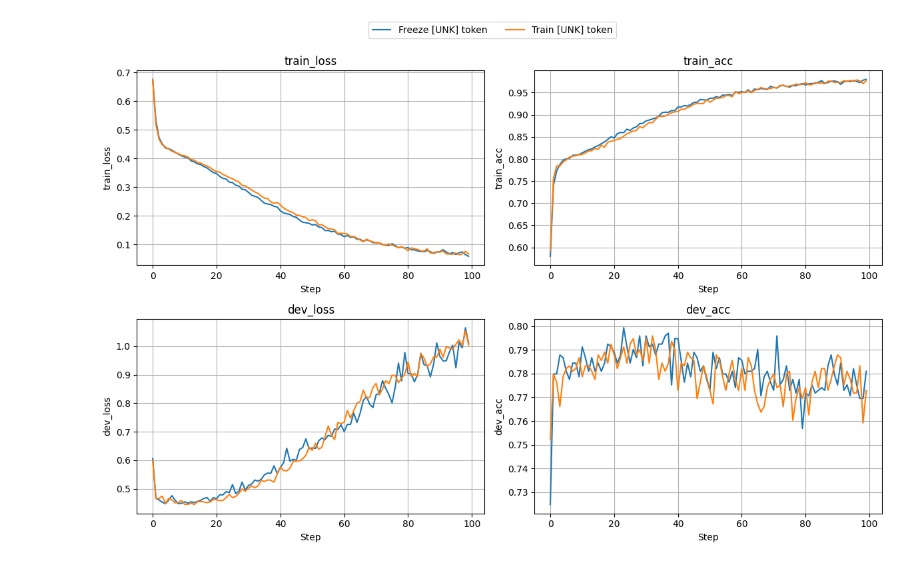
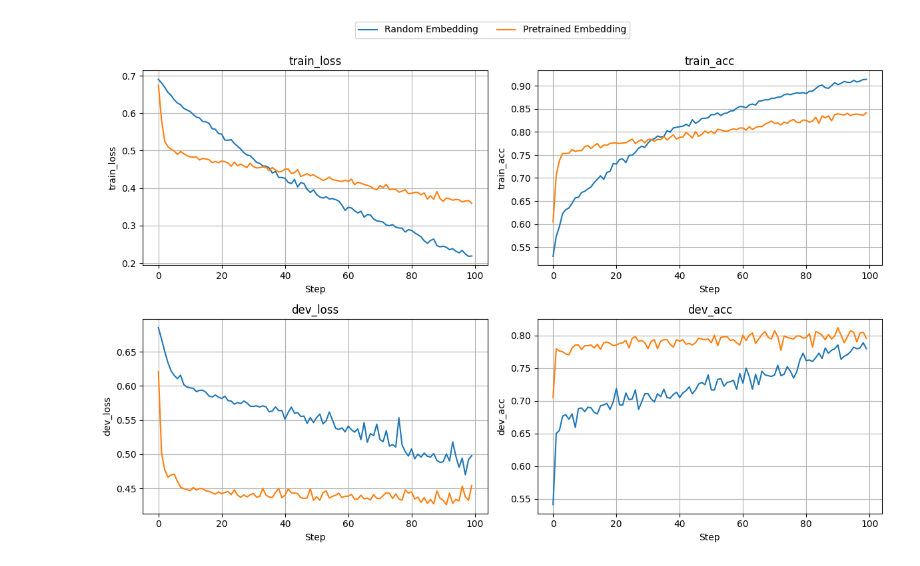
Before and after one commit to JefferyChen453/UCSD-CSE256-2026WI-PA1, a Jupyter notebook: plot.ipynb, the cells around one changed output. Cells and saved outputs as stored; diff of their text form; code cells hidden in the pictures.

```diff
--- a/plot.ipynb
+++ b/plot.ipynb
@@ -12,22 +8,6 @@ wandb: [wandb.Api()] Loaded credentials for https://api.wandb.ai from /Users/cty
 # %%
 runs = [
-    "chentianyi453/CSE256_PA1_DAN_relu/ic0277kf",
-    "chentianyi453/CSE256_PA1_DAN_relu/j8doxj3y",
-    "chentianyi453/CSE256_PA1_DAN_relu/svgwyqfo",
-    "chentianyi453/CSE256_PA1_DAN_relu/qdbkqedn",
-    "chentianyi453/CSE256_PA1_DAN_relu/vpcwnbr8",
-    "chentianyi453/CSE256_PA1_DAN_relu/xxkfvxr3",
-    "chentianyi453/CSE256_PA1_DAN_relu/spkfiy1r",
-    "chentianyi453/CSE256_PA1_DAN_relu/fkz8dsa2",
-    "chentianyi453/CSE256_PA1_DAN_relu/g9s0ko1k",
-    "chentianyi453/CSE256_PA1_DAN_relu/oob03v5q",
-    "chentianyi453/CSE256_PA1_DAN_relu/4bay35wi",
-    "chentianyi453/CSE256_PA1_DAN_relu/3hb8sh0d",
-    "chentianyi453/CSE256_PA1_DAN_relu/f9zaqgik",
-    "chentianyi453/CSE256_PA1_DAN_relu/qiq34uxw",
-    "chentianyi453/CSE256_PA1_DAN_relu/djy51x45"
+    "chentianyi453/CSE256_PA1_DAN/cgkmqwad",
+    "chentianyi453/CSE256_PA1_DAN/r3jf1yan",
 ]
 data = [api.run(run).history() for run in runs]
-# %%
-run = api.run("chentianyi453/CSE256_PA1_DAN_relu/xxkfvxr3")
-run.config
@@ -92,6 +57,7 @@ def plot(run_indices, new_names, data):
     fig.tight_layout(rect=[0, 0, 1, 0.95])
     plt.show()
 # %%
-names = [f"{id+1} " + api.run(run).name for id, run in enumerate(runs)]
+names = [api.run(run).name for run in runs]
+run_indices = [idx+1 for idx in range(len(runs))]
 names
 # %% [output]
@@ -113,8 +65,8 @@ names
 # %%
 plot(
-    run_indices=[1, 13],
-    new_names=[f"Freeze [UNK] token", f"Train [UNK] token"],
+    run_indices=run_indices,
+    new_names=names,
     data=data
 )
 # %% [output]
-[figure, old version]
+[figure, new version]
```
Also changed, not shown: parts of 3 cells of this notebook, 1 other file.
